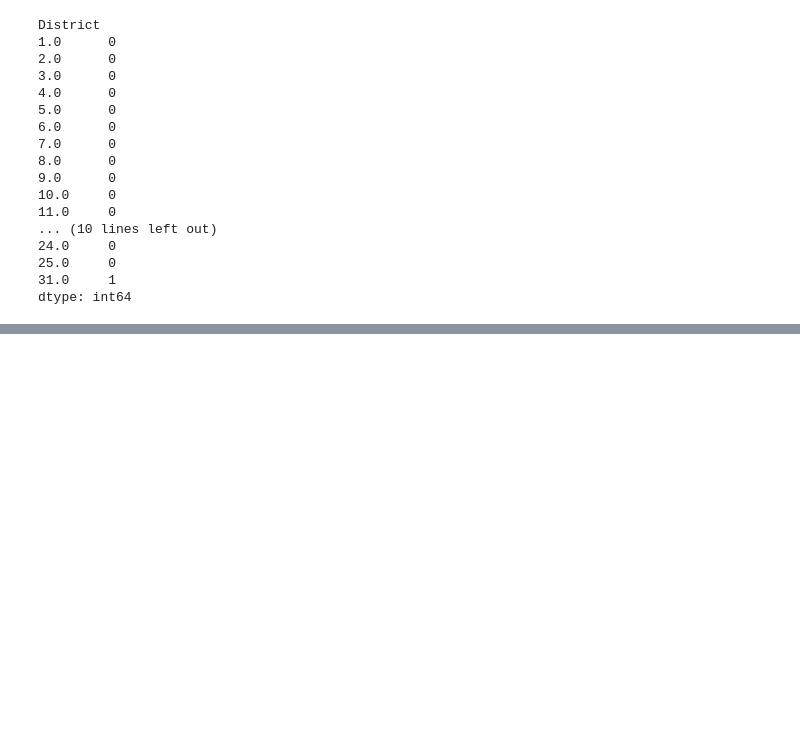
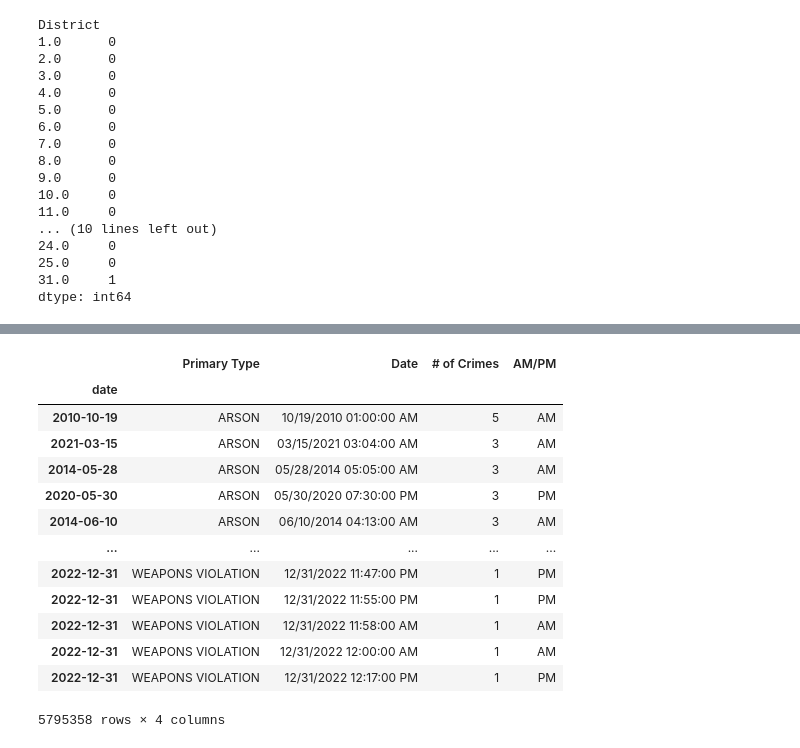
Before and after one commit to AsmaBenHmidene/Chicago-Crime, a Jupyter notebook: Prepare Chicago Crime Data for a GitHub Repository.ipynb, the cells around one changed output, grey strips where cells are left out. Drawn from its saved outputs; the diff is of its cells as text; code cells hidden in the pictures; blank space fills up the shorter version.

```diff
--- a/Prepare Chicago Crime Data for a GitHub Repository.ipynb
+++ b/Prepare Chicago Crime Data for a GitHub Repository.ipynb
@@ -420,0 +474,18 @@ Are Motor Vehicle Thefts more common during AM rush hour or PM Rush Hour?
+# %%
+plot_df = plot_df.set_index('date')
+plot_df
+# %% [output]
+|  | Primary Type | Date | # of Crimes | AM/PM |
+| date |  |  |  |  |
+| 2010-10-19 | ARSON | 10/19/2010 01:00:00 AM | 5 | AM |
+| 2021-03-15 | ARSON | 03/15/2021 03:04:00 AM | 3 | AM |
+| 2014-05-28 | ARSON | 05/28/2014 05:05:00 AM | 3 | AM |
+| 2020-05-30 | ARSON | 05/30/2020 07:30:00 PM | 3 | PM |
+| 2014-06-10 | ARSON | 06/10/2014 04:13:00 AM | 3 | AM |
+| ... | ... | ... | ... | ... |
+| 2022-12-31 | WEAPONS VIOLATION | 12/31/2022 11:47:00 PM | 1 | PM |
+| 2022-12-31 | WEAPONS VIOLATION | 12/31/2022 11:55:00 PM | 1 | PM |
+| 2022-12-31 | WEAPONS VIOLATION | 12/31/2022 11:58:00 AM | 1 | AM |
+| 2022-12-31 | WEAPONS VIOLATION | 12/31/2022 12:00:00 AM | 1 | AM |
+| 2022-12-31 | WEAPONS VIOLATION | 12/31/2022 12:17:00 PM | 1 | PM |
+5795358 rows × 4 columns
```
Also changed, not shown: parts of 40 cells of this notebook.
